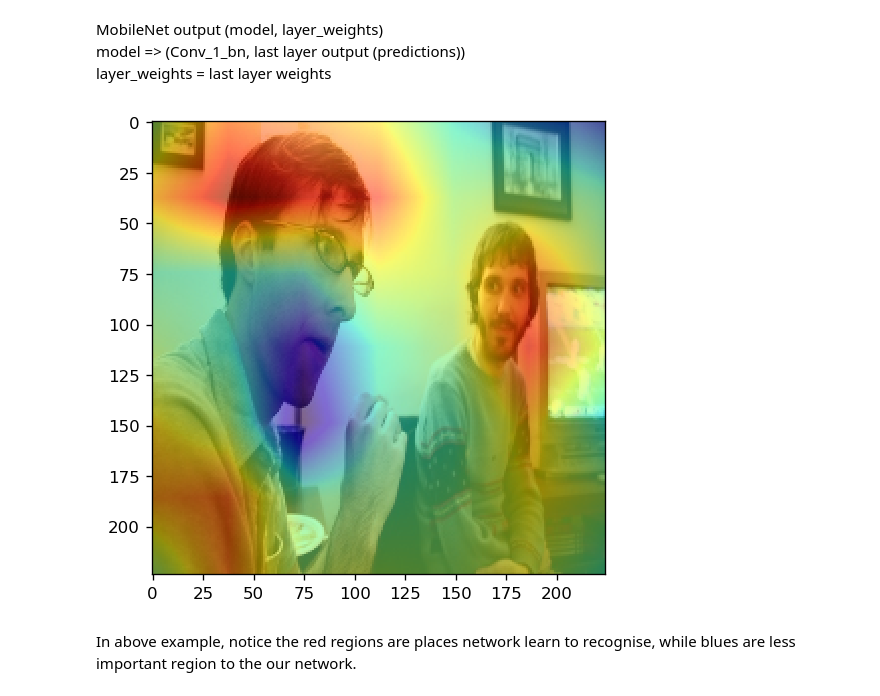
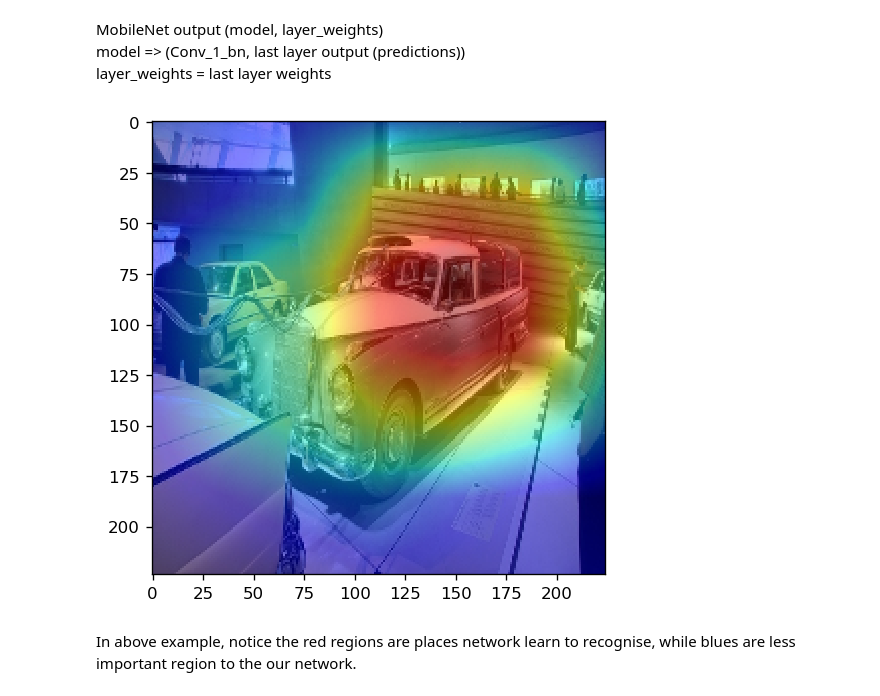
Before and after one commit to Niellai/ObjectDetection, a Jupyter notebook: 4_Object_detection_heatmap.ipynb, the cells around one changed output. Cells and saved outputs as stored; diff of their text form; code cells hidden in the pictures.

```diff
--- a/4_Object_detection_heatmap.ipynb
+++ b/4_Object_detection_heatmap.ipynb
@@ -177,14 +177,14 @@ MobileNet output (model, layer_weights) <br>
 model => (Conv_1_bn, last layer output (predictions)) <br>
 layer_weights = last layer weights <br>
 # %%
-data = train_dataset[22]
+data = val_dataset[14]
 img_path = os.path.join(image_path, data["image"]['file_name'])
 
 fig, ax = plt.subplots(figsize=(5, 5), dpi= 120)
 plot_CAM(img_path, ax, model, layer_weights)
 plt.show()
 # %% [output]
-[figure, old version]
+[figure, new version]
 # %% [markdown]
 In above example, notice the red regions are places network learn to recognise, while blues are less important region to the our network.
 # %% [markdown]
```
Also changed, not shown: parts of 6 cells of this notebook.
